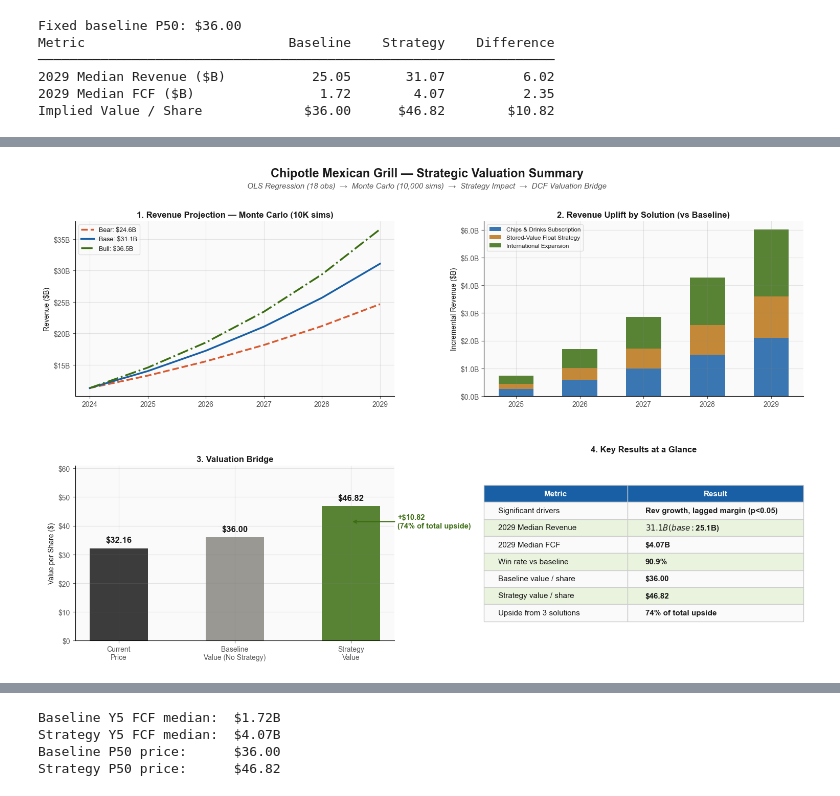
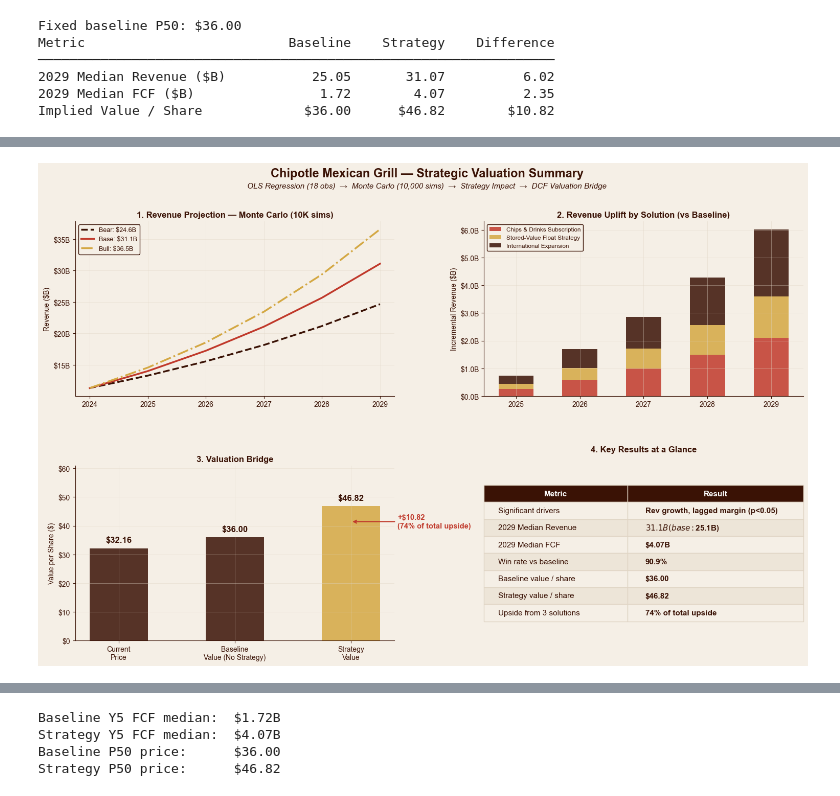
Before and after one commit to arnav-kanderi/Monte-Carlo-Simulations-FSA-25-26, a Jupyter notebook: MonteCarloSim.ipynb, the cells around one changed output, grey strips where cells are left out. Saved outputs shown, nothing was run; the diff lists cells and outputs as text; code cells hidden in the pictures.

```diff
--- a/MonteCarloSim.ipynb
+++ b/MonteCarloSim.ipynb
@@ -761,11 +780,11 @@ Metric                          Baseline    Strategy    Difference
 2029 Median FCF ($B)                1.72        4.07          2.35
 Implied Value / Share             $36.00      $46.82        $10.82
 # %%
-fig, ax = plt.subplots(figsize=(9, 6), facecolor='white')
+fig, ax = plt.subplots(figsize=(9, 6), facecolor='#F5EFE6')
 
 labels = ['Current\nPrice', 'Baseline\nIntrinsic Value', 'Strategy\nIntrinsic Value']
 values = [DCF_PARAMS['current_price'], p50_base, p50_strat]
-colors = ['#1A1A1A', GRAY_C, BULL_C]
+colors = ['#3A1205', '#3A1205', '#C0392B']
 
 bars = ax.bar(labels, values, color=colors, alpha=0.85, width=0.5)
 for bar, val in zip(bars, values):
@@ -774,8 +793,8 @@ for bar, val in zip(bars, values):
 
 ax.annotate(f'+${p50_strat - p50_base:.2f} from\n3 solutions\n({(p50_strat-p50_base)/(p50_strat-DCF_PARAMS["current_price"])*100:.0f}% of total upside)',
             xy=(2, (p50_base + p50_strat)/2), xytext=(2.45, (p50_base+p50_strat)/2),
-            fontsize=10.5, fontweight='bold', color=BULL_C, va='center',
-            arrowprops=dict(arrowstyle='->', color=BULL_C, lw=1.5))
+            fontsize=10.5, fontweight='bold', color='#C0392B', va='center',
+            arrowprops=dict(arrowstyle='->', color='#C0392B', lw=1.5))
 
 ax.set_title('Valuation Bridge: Current Price → Baseline → Strategy', fontweight='bold')
 ax.set_ylabel('Value per share ($)')
@@ -786,5 +805,4 @@ ax.set_ylim(0, p50_strat * 1.25)
 
 plt.tight_layout()
 plt.show()
-plt.show()
 # %% [output]
@@ -795,14 +813,14 @@ plt.show()
 # One graphic: Regression → Monte Carlo → Solutions → Valuation
 # ══════════════════════════════════════════════════
 
-fig = plt.figure(figsize=(16, 10), facecolor='white')
+fig = plt.figure(figsize=(16, 10), facecolor='#F5EFE6')
 fig.suptitle(
     'Chipotle Mexican Grill — Strategic Valuation Summary',
     fontsize=17, fontweight='bold', y=0.985
 )
 fig.text(0.5, 0.945,
     'OLS Regression (18 obs)  →  Monte Carlo (10,000 sims)  →  Strategy Impact  →  DCF Valuation Bridge',
-    ha='center', fontsize=11, color='#555555', style='italic')
+    ha='center', fontsize=11, color='#3A1205', style='italic')
 
 gs = GridSpec(2, 2, figure=fig, hspace=0.40, wspace=0.28,
               left=0.07, right=0.96, top=0.88, bottom=0.06)
@@ -817,7 +835,7 @@ for key, color, ls in [('bear', BEAR_C, '--'), ('base', BASE_C, '-'), ('bull', B
              label=f"{SCENARIOS[key]['label']}: ${full[-1]:.1f}B")
 ax1.set_title('1. Revenue Projection — Monte Carlo (10K sims)', fontweight='bold')
 ax1.set_ylabel('Revenue ($B)')
-ax1.legend(fontsize=9, framealpha=0.6)
+ax1.legend(fontsize=9, framealpha=1.0)
 ax1.yaxis.set_major_formatter(plt.FuncFormatter(lambda x, _: f'${x:.0f}B'))
 
 # ── Panel 2: Solutions impact over time ────────────────────────────────
@@ -826,7 +844,7 @@ strat_med = np.median(results['base'][0], axis=0) / 1000
 base_med  = np.median(base_rev, axis=0) / 1000
 uplift    = strat_med - base_med
 bottoms   = np.zeros(N_YEARS)
-sol_colors = [BASE_C, GOLD_C, BULL_C]
+sol_colors = ['#C0392B', '#D4A843', '#3A1205']
 for (key, sol), col in zip(SOLUTIONS.items(), sol_colors):
     vals = uplift * sol['weight']
     ax2.bar(YEARS, vals, bottom=bottoms, color=col, alpha=0.85,
@@ -834,14 +852,14 @@ for (key, sol), col in zip(SOLUTIONS.items(), sol_colors):
     bottoms += vals
 ax2.set_title('2. Revenue Uplift by Solution (vs Baseline)', fontweight='bold')
 ax2.set_ylabel('Incremental Revenue ($B)')
-ax2.legend(fontsize=8.5, framealpha=0.6)
+ax2.legend(fontsize=8.5, framealpha=1.0)
 ax2.yaxis.set_major_formatter(plt.FuncFormatter(lambda x, _: f'${x:.1f}B'))
 
 # ── Panel 3: Valuation bridge ───────────────────────────────────────────
 ax3 = fig.add_subplot(gs[1, 0])
 labels = ['Current\nPrice', 'Baseline\nValue (No Strategy)', 'Strategy\nValue']
 values = [DCF_PARAMS['current_price'], p50_base, p50_strat]
-colors = ['#1A1A1A', GRAY_C, BULL_C]
+colors = ['#3A1205', GRAY_C, BULL_C]
 bars = ax3.bar(labels, values, color=colors, alpha=0.85, width=0.5)
 for bar, val in zip(bars, values):
     ax3.text(bar.get_x() + bar.get_width()/2, bar.get_height() + 1.5,
@@ -849,44 +867,43 @@ for bar, val in zip(bars, values):
 upside_pct = (p50_strat - p50_base) / (p50_strat - DCF_PARAMS['current_price']) * 100
 ax3.annotate(f'+${p50_strat - p50_base:.2f}\n({upside_pct:.0f}% of total upside)',
              xy=(2, (p50_base + p50_strat)/2), xytext=(2.4, (p50_base+p50_strat)/2),
-             fontsize=10.5, fontweight='bold', color=BULL_C, va='center',
-             arrowprops=dict(arrowstyle='->', color=BULL_C, lw=1.5))
+             fontsize=10.5, fontweight='bold', color='#C0392B', va='center',
+             arrowprops=dict(arrowstyle='->', color='#C0392B', lw=1.5))
 ax3.set_title('3. Valuation Bridge', fontweight='bold')
 ax3.set_ylabel('Value per Share ($)')
 ax3.yaxis.set_major_formatter(plt.FuncFormatter(lambda x, _: f'${x:.0f}'))
 ax3.set_ylim(0, p50_strat * 1.3)
 
 # ── Panel 4: Key metrics table ──────────────────────────────────────────
 ax4 = fig.add_subplot(gs[1, 1])
 ax4.axis('off')
 rows = [
     ['Significant drivers',     'Rev growth, lagged margin (p<0.05)'],
     ['2029 Median Revenue',     f"${strat_med[-1]:.1f}B  (base: ${base_med[-1]:.1f}B)"],
     ['2029 Median FCF',         f"${np.median(fcf_strategy[:,-1])/1000:.2f}B"],
     ['Win rate vs baseline',    f"{win_rate:.1f}%"],
     ['Baseline value / share',  f"${p50_base:.2f}"],
     ['Strategy value / share',  f"${p50_strat:.2f}"],
     ['Upside from 3 solutions', f"{upside_pct:.0f}% of total upside"],
 ]
 tbl = ax4.table(cellText=rows, colLabels=['Metric', 'Result'],
                 loc='center', cellLoc='left', colWidths=[0.45, 0.55])
 tbl.auto_set_font_size(False)
 tbl.set_fontsize(11)
 tbl.scale(1, 2.0)
 for (r, c), cell in tbl.get_celld().items():
-    cell.set_edgecolor('#CCCCCC')
+    cell.set_edgecolor('#E0D5C5')
     if r == 0:
-        cell.set_facecolor('#185FA5')
+        cell.set_facecolor('#3A1205')
         cell.set_text_props(color='white', fontweight='bold')
     else:
-        cell.set_facecolor('#FAFAFA' if r % 2 else '#EAF3DE')
-        cell.set_text_props(color='#1A1A1A', fontweight='bold' if c==1 else 'normal')
+        cell.set_facecolor('#F5EFE6' if r % 2 else '#EDE5D8')
+        cell.set_text_props(color='#3A1205', fontweight='bold' if c==1 else 'normal')
 ax4.set_title('4. Key Results at a Glance', fontweight='bold', pad=20)
 
 plt.show()
-plt.show()
 # %% [output]
-[figure, old version]
+[figure, new version]
 # %%
 import matplotlib.pyplot as plt
 import matplotlib.ticker as mtick
```
Also changed, not shown: parts of 8 cells of this notebook.
